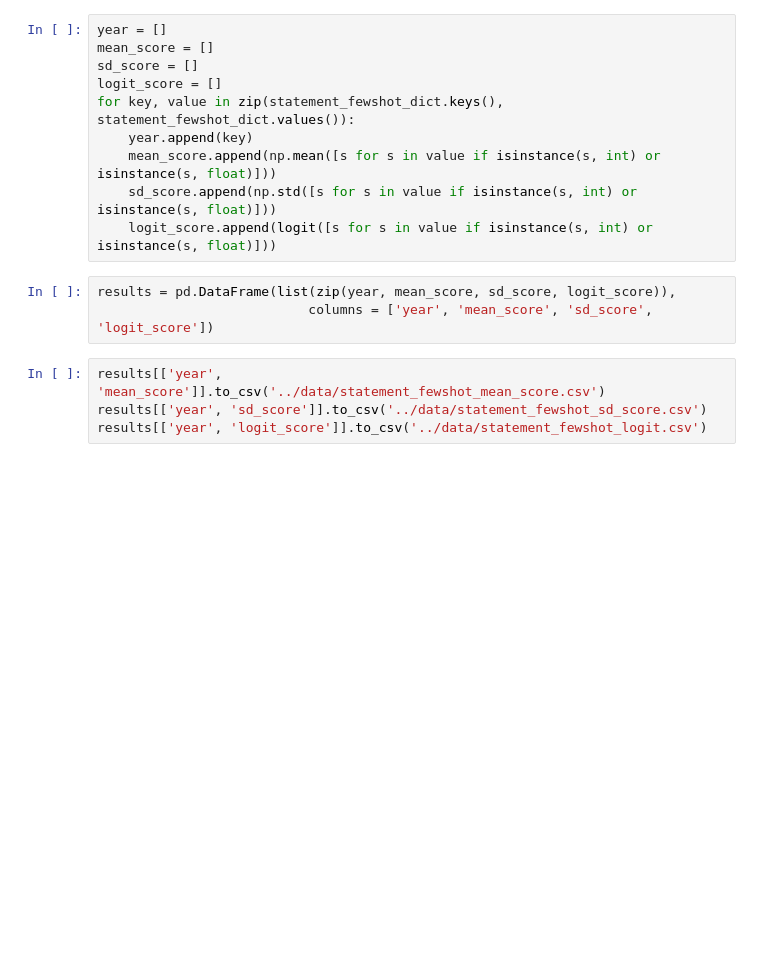
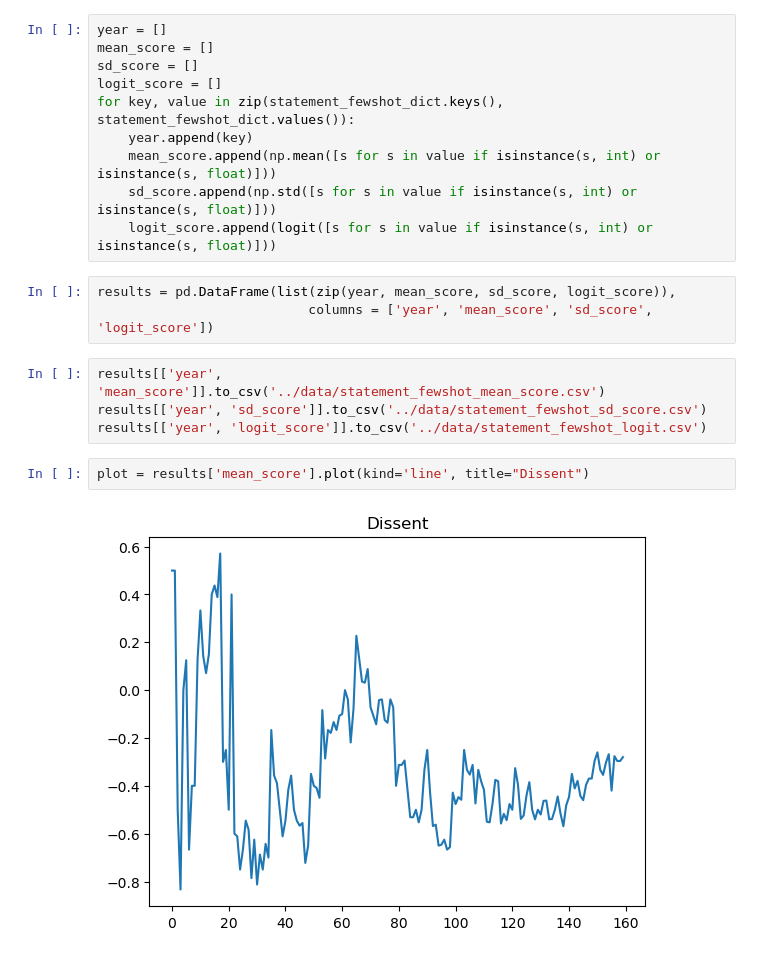
Before and after one commit to DenisPeskoff/FedNLP, a Jupyter notebook: src/fewshot_calculations.ipynb, the cells around one changed output. Drawn from its saved outputs; the diff is of its cells as text; blank space fills up the shorter version.

```diff
--- a/src/fewshot_calculations.ipynb
+++ b/src/fewshot_calculations.ipynb
@@ -37,3 +37,7 @@ results = pd.DataFrame(list(zip(year, mean_score, sd_score, logit_score)),
 results[['year', 'mean_score']].to_csv('../data/statement_fewshot_mean_score.csv')
 results[['year', 'sd_score']].to_csv('../data/statement_fewshot_sd_score.csv')
 results[['year', 'logit_score']].to_csv('../data/statement_fewshot_logit.csv')
+# %%
+plot = results['mean_score'].plot(kind='line', title="Dissent")
+# %% [output]
+[figure, added]
```
Also changed, not shown: 3 other files.
